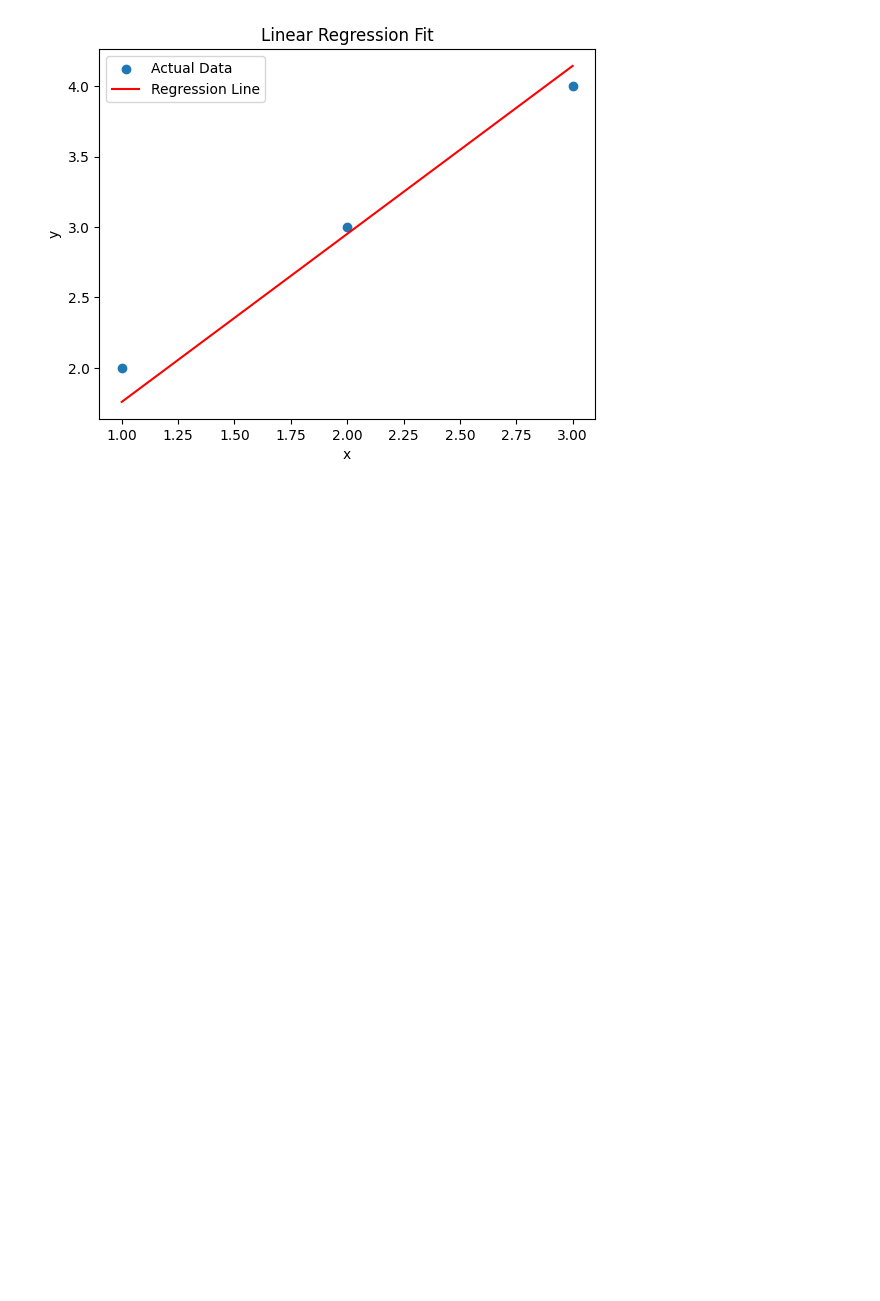
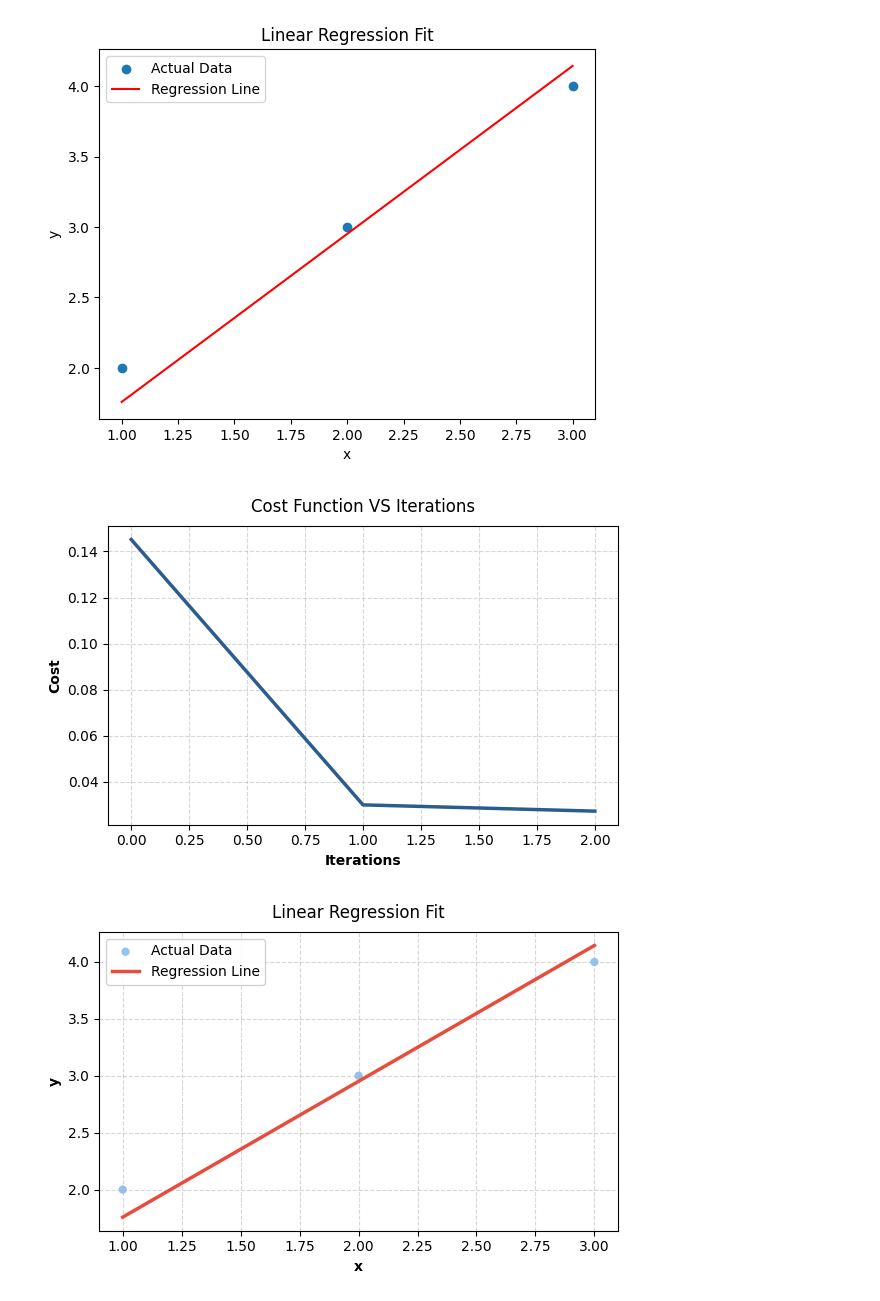
Before and after one commit to RajeshRanaGiet/AML-LAB, a Jupyter notebook: Experiment 4/AML_EXP_4.ipynb, the cells around one changed output. Drawn from its saved outputs; the diff is of its cells as text; code cells hidden in the pictures; blank space fills up the shorter version.

```diff
--- a/Experiment 4/AML_EXP_4.ipynb
+++ b/Experiment 4/AML_EXP_4.ipynb
@@ -114,3 +113,38 @@ plt.show()
 # %% [output]
 [figure]
 [figure]
+# %%
+import matplotlib.pyplot as plt
+
+# --- Plot 1: Cost Function ---
+plt.figure(figsize=(6, 4))
+plt.plot(range(itterations), costs, color='#2b5c8f', linewidth=2.5)
+plt.xlabel('Iterations', fontweight='bold')
+plt.ylabel('Cost', fontweight='bold')
+plt.title('Cost Function VS Iterations', fontsize=12, pad=10)
+plt.grid(True, linestyle='--', alpha=0.5)  # Subtle background grid
+plt.tight_layout()
+plt.show()
+
+# --- Plot 2: Linear Regression Fit ---
+plt.figure(figsize=(6, 4))
+
+# Set alpha=0.6 to make overlapping points easier to see
+plt.scatter(x, y, color='#4c9be8', alpha=0.6, edgecolors='none', label='Actual Data')
+
+if itterations > 0:
+    final_y_pred_for_plot = predict(x, final_w, final_b)
+else:
+    final_y_pred_for_plot = predict(x, w, b)
+
+plt.plot(x, final_y_pred_for_plot, color='#e74c3c', linewidth=2.5, label='Regression Line')
+plt.xlabel('x', fontweight='bold')
+plt.ylabel('y', fontweight='bold')
+plt.title('Linear Regression Fit', fontsize=12, pad=10)
+plt.grid(True, linestyle='--', alpha=0.5)
+plt.legend(frameon=True, facecolor='white', framealpha=0.9)
+plt.tight_layout()
+plt.show()
+# %% [output]
+[figure, added]
+[figure, added]
```
Also changed, not shown: parts of 1 cell of this notebook.
